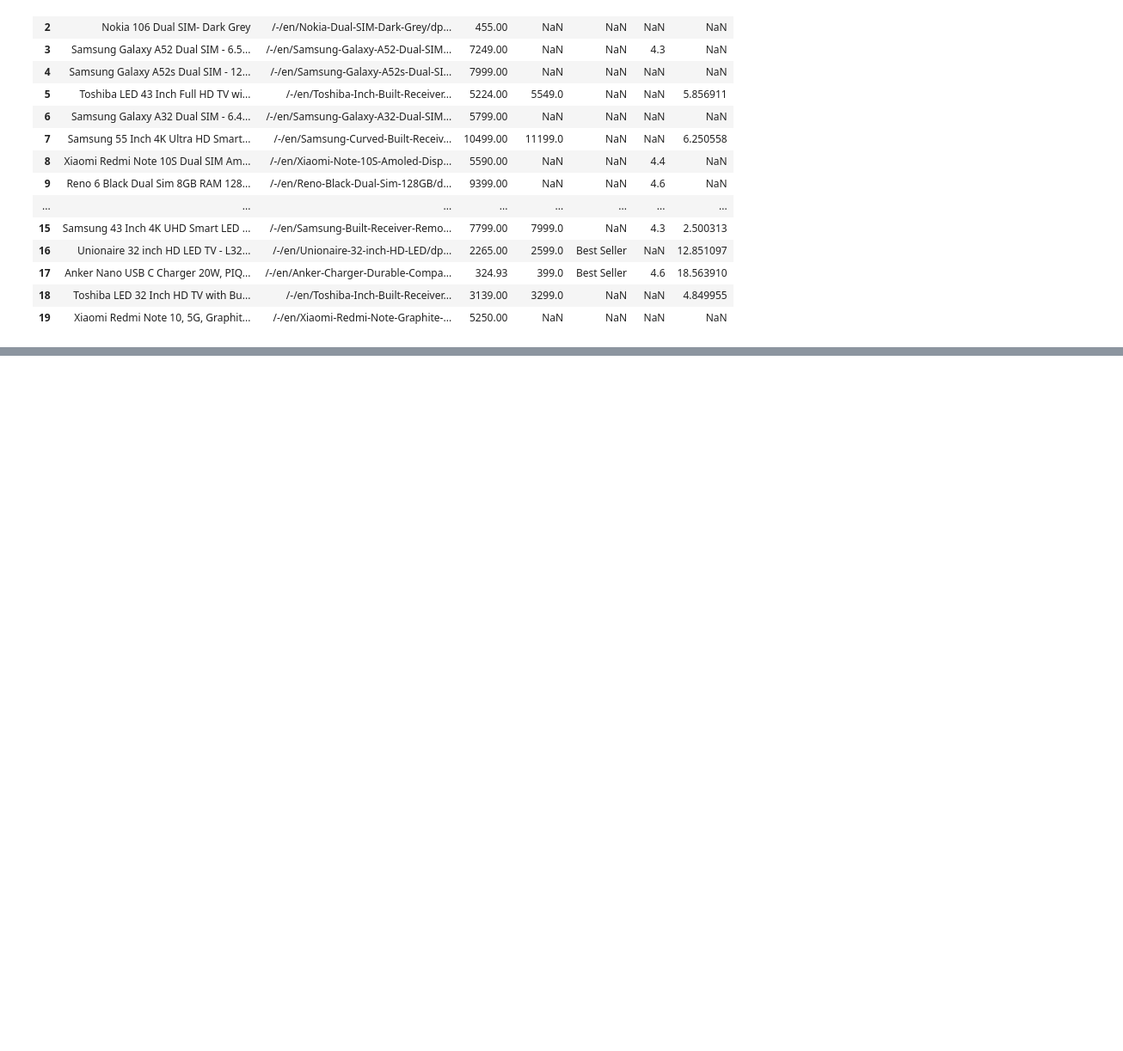
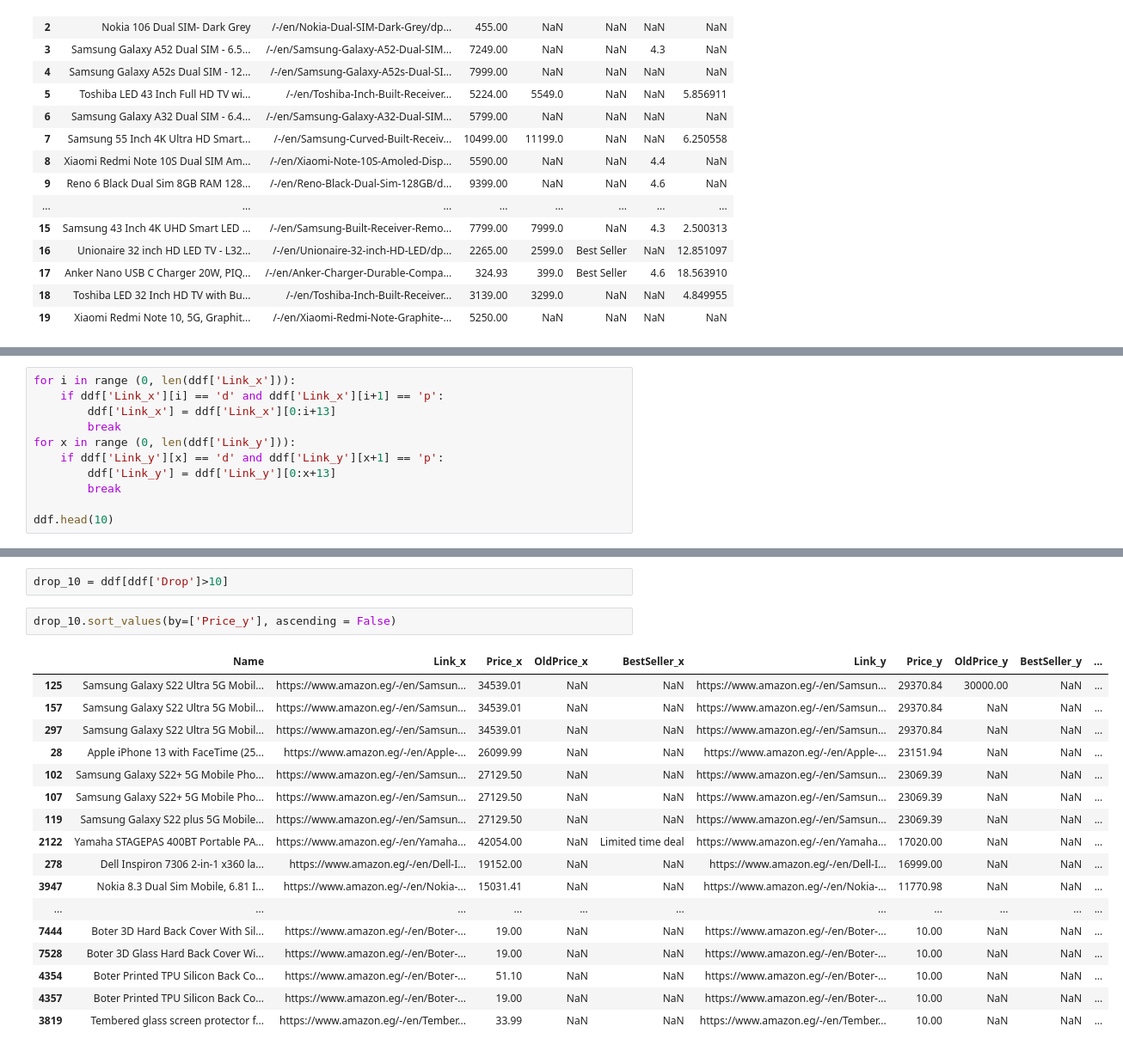
Before and after one commit to Mahmodev/Prices-analysis, a Jupyter notebook: Untitled.ipynb, the cells around one changed output, grey strips where cells are left out. Shown at 86% size. Saved outputs shown, nothing was run; the diff lists cells and outputs as text; blank space fills up the shorter version.

```diff
--- a/Untitled.ipynb
+++ b/Untitled.ipynb
@@ -273,0 +277,11 @@ sorted_ndf.head(20)
+# %%
+for i in range (0, len(ddf['Link_x'])):
+    if ddf['Link_x'][i] == 'd' and ddf['Link_x'][i+1] == 'p':
+        ddf['Link_x'] = ddf['Link_x'][0:i+13]
+        break
+for x in range (0, len(ddf['Link_y'])):
+    if ddf['Link_y'][x] == 'd' and ddf['Link_y'][x+1] == 'p':
+        ddf['Link_y'] = ddf['Link_y'][0:x+13]
+        break
+
+ddf.head(10)
@@ -273,0 +300,22 @@ sorted_ndf.head(20)
+# %%
+drop_10 = ddf[ddf['Drop']>10]
+# %%
+drop_10.sort_values(by=['Price_y'], ascending = False)
+# %% [output]
+|  | Name | Link_x | Price_x | OldPrice_x | BestSeller_x | Link_y | Price_y | OldPrice_y | BestSeller_y | ... |
+| 125 | Samsung Galaxy S22 Ultra 5G Mobil... | https://www.amazon.eg/-/en/Samsun... | 34539.01 | NaN | NaN | https://www.amazon.eg/-/en/Samsun... | 29370.84 | 30000.00 | NaN | ... |
+| 157 | Samsung Galaxy S22 Ultra 5G Mobil... | https://www.amazon.eg/-/en/Samsun... | 34539.01 | NaN | NaN | https://www.amazon.eg/-/en/Samsun... | 29370.84 | NaN | NaN | ... |
+| 297 | Samsung Galaxy S22 Ultra 5G Mobil... | https://www.amazon.eg/-/en/Samsun... | 34539.01 | NaN | NaN | https://www.amazon.eg/-/en/Samsun... | 29370.84 | NaN | NaN | ... |
+| 28 | Apple iPhone 13 with FaceTime (25... | https://www.amazon.eg/-/en/Apple-... | 26099.99 | NaN | NaN | https://www.amazon.eg/-/en/Apple-... | 23151.94 | NaN | NaN | ... |
+| 102 | Samsung Galaxy S22+ 5G Mobile Pho... | https://www.amazon.eg/-/en/Samsun... | 27129.50 | NaN | NaN | https://www.amazon.eg/-/en/Samsun... | 23069.39 | NaN | NaN | ... |
+| 107 | Samsung Galaxy S22+ 5G Mobile Pho... | https://www.amazon.eg/-/en/Samsun... | 27129.50 | NaN | NaN | https://www.amazon.eg/-/en/Samsun... | 23069.39 | NaN | NaN | ... |
+| 119 | Samsung Galaxy S22 plus 5G Mobile... | https://www.amazon.eg/-/en/Samsun... | 27129.50 | NaN | NaN | https://www.amazon.eg/-/en/Samsun... | 23069.39 | NaN | NaN | ... |
+| 2122 | Yamaha STAGEPAS 400BT Portable PA... | https://www.amazon.eg/-/en/Yamaha... | 42054.00 | NaN | Limited time deal | https://www.amazon.eg/-/en/Yamaha... | 17020.00 | NaN | NaN | ... |
+| 278 | Dell Inspiron 7306 2-in-1 x360 la... | https://www.amazon.eg/-/en/Dell-I... | 19152.00 | NaN | NaN | https://www.amazon.eg/-/en/Dell-I... | 16999.00 | NaN | NaN | ... |
+| 3947 | Nokia 8.3 Dual Sim Mobile, 6.81 I... | https://www.amazon.eg/-/en/Nokia-... | 15031.41 | NaN | NaN | https://www.amazon.eg/-/en/Nokia-... | 11770.98 | NaN | NaN | ... |
+| ... | ... | ... | ... | ... | ... | ... | ... | ... | ... | ... |
+| 7444 | Boter 3D Hard Back Cover With Sil... | https://www.amazon.eg/-/en/Boter-... | 19.00 | NaN | NaN | https://www.amazon.eg/-/en/Boter-... | 10.00 | NaN | NaN | ... |
+| 7528 | Boter 3D Glass Hard Back Cover Wi... | https://www.amazon.eg/-/en/Boter-... | 19.00 | NaN | NaN | https://www.amazon.eg/-/en/Boter-... | 10.00 | NaN | NaN | ... |
+| 4354 | Boter Printed TPU Silicon Back Co... | https://www.amazon.eg/-/en/Boter-... | 51.10 | NaN | NaN | https://www.amazon.eg/-/en/Boter-... | 10.00 | NaN | NaN | ... |
+| 4357 | Boter Printed TPU Silicon Back Co... | https://www.amazon.eg/-/en/Boter-... | 19.00 | NaN | NaN | https://www.amazon.eg/-/en/Boter-... | 10.00 | NaN | NaN | ... |
+| 3819 | Tembered glass screen protector f... | https://www.amazon.eg/-/en/Tember... | 33.99 | NaN | NaN | https://www.amazon.eg/-/en/Tember... | 10.00 | NaN | NaN | ... |
```
Also changed, not shown: parts of 8 cells of this notebook.
